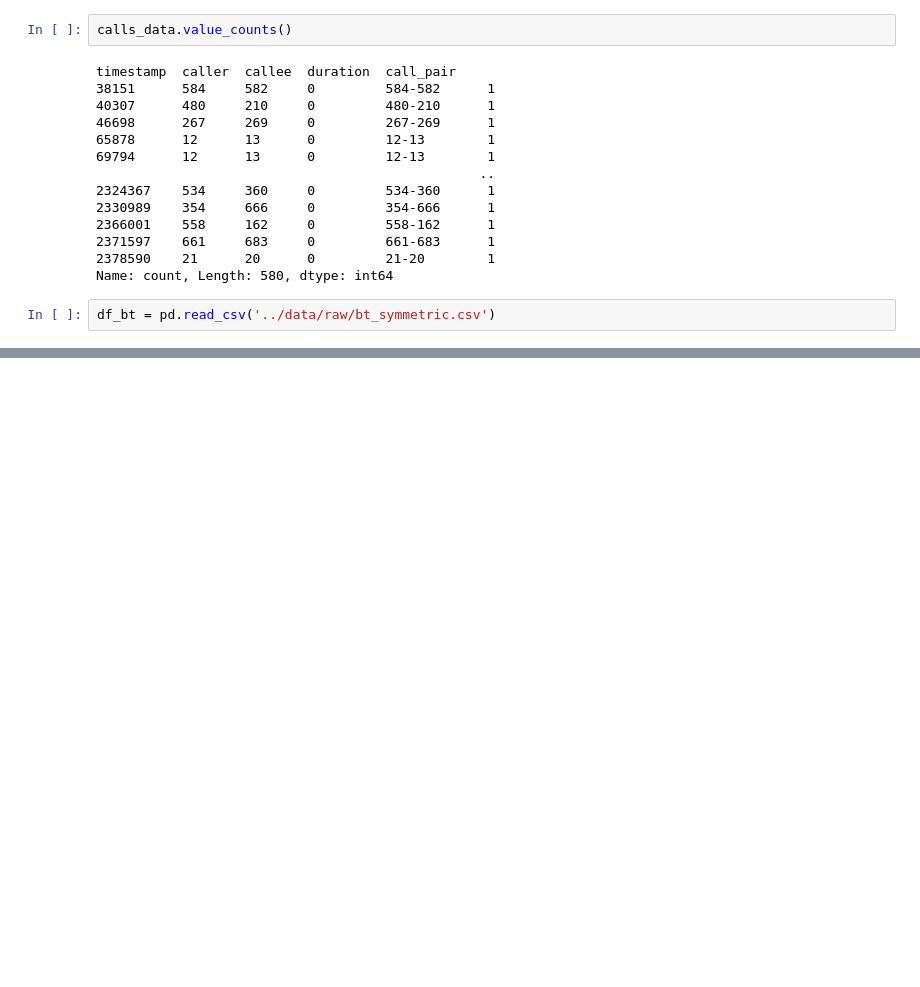
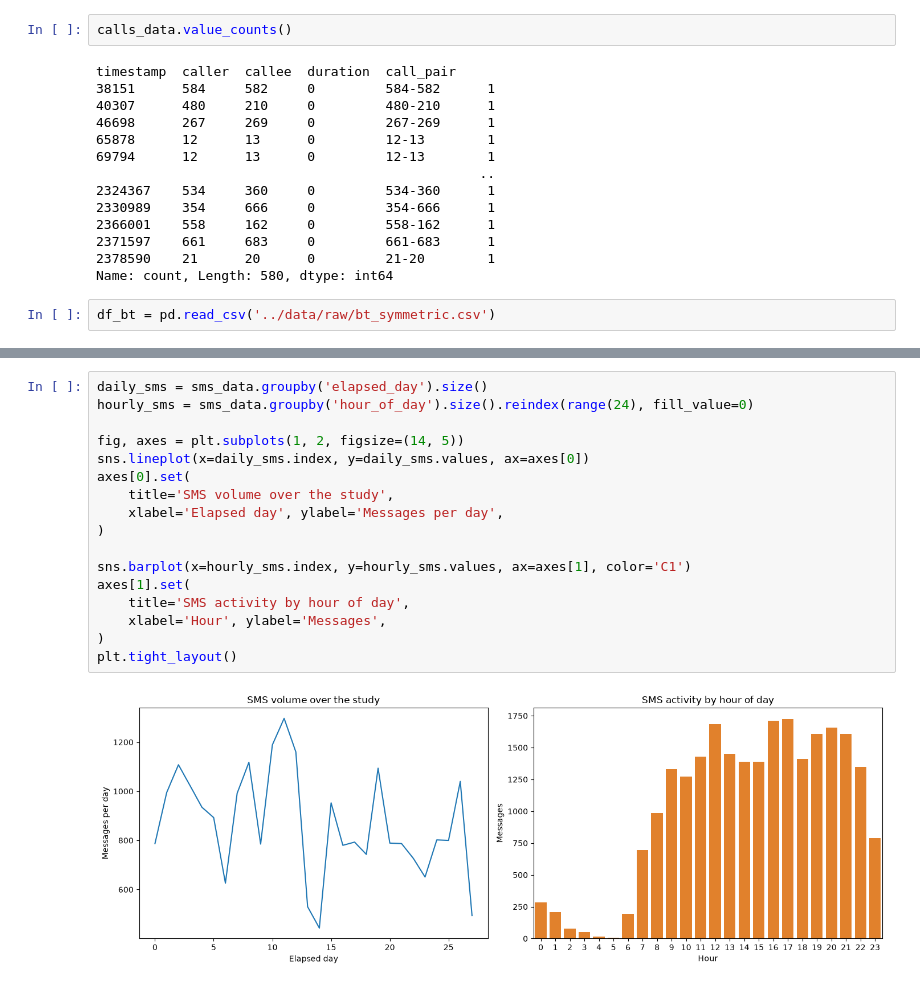
Before and after one commit to ucd-cosmos-data/26-the-deep-learners-analysis, a Jupyter notebook: FinalProject/notebooks/eda_distributions.ipynb, the cells around one changed output, grey strips where cells are left out. Drawn from its saved outputs; the diff is of its cells as text; blank space fills up the shorter version.

```diff
--- a/FinalProject/notebooks/eda_distributions.ipynb
+++ b/FinalProject/notebooks/eda_distributions.ipynb
@@ -137,0 +294,19 @@ for i in range(3):
+# %%
+daily_sms = sms_data.groupby('elapsed_day').size()
+hourly_sms = sms_data.groupby('hour_of_day').size().reindex(range(24), fill_value=0)
+
+fig, axes = plt.subplots(1, 2, figsize=(14, 5))
+sns.lineplot(x=daily_sms.index, y=daily_sms.values, ax=axes[0])
+axes[0].set(
+    title='SMS volume over the study',
+    xlabel='Elapsed day', ylabel='Messages per day',
+)
+
+sns.barplot(x=hourly_sms.index, y=hourly_sms.values, ax=axes[1], color='C1')
+axes[1].set(
+    title='SMS activity by hour of day',
+    xlabel='Hour', ylabel='Messages',
+)
+plt.tight_layout()
+# %% [output]
+[figure, added]
```
Also changed, not shown: parts of 11 cells of this notebook, 2 other files.
